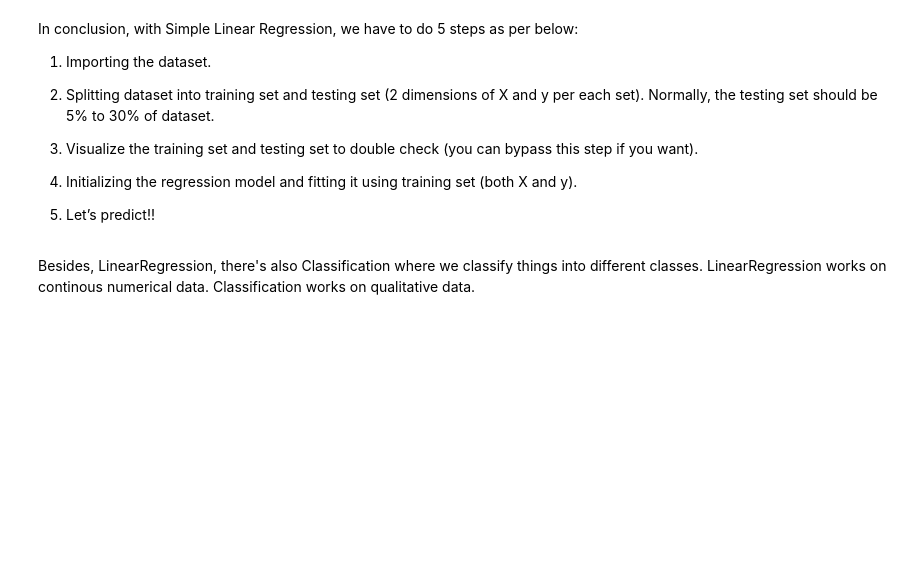
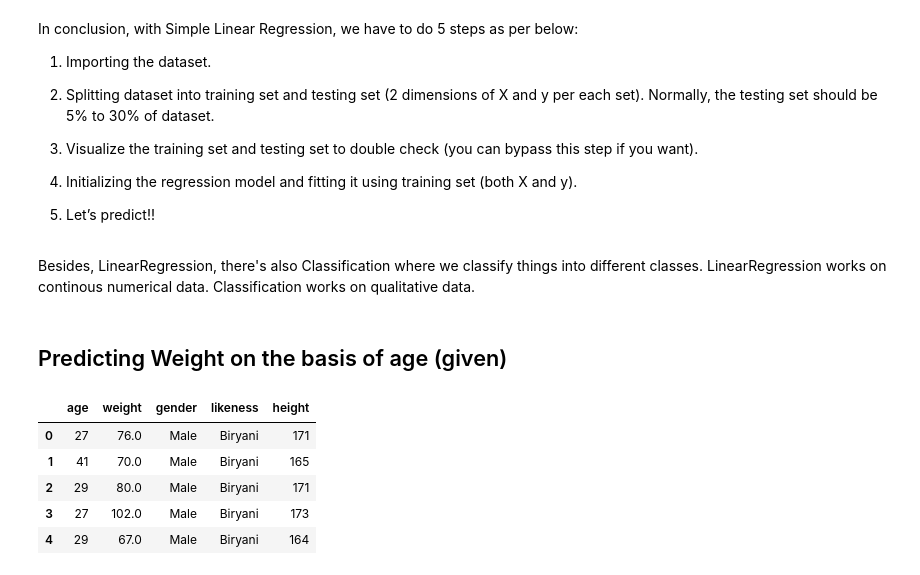
Before and after one commit to Hamza-Codes/https---github.com-Hamza-Codes-MyJupyterNotebooks, a Jupyter notebook: machine_learning_crashcourse.ipynb, the cells around one changed output. Drawn from its saved outputs; the diff is of its cells as text; code cells hidden in the pictures; blank space fills up the shorter version.

```diff
--- a/machine_learning_crashcourse.ipynb
+++ b/machine_learning_crashcourse.ipynb
@@ -386,3 +386,5 @@ In conclusion, with Simple Linear Regression, we have to do 5 steps as per below
 5. Let’s predict!!
 # %% [markdown]
 Besides, LinearRegression, there's also Classification where we classify things into different classes. LinearRegression works on continous numerical data. Classification works on qualitative data.
+# %% [markdown]
+## Predicting Weight on the basis of age (given)
@@ -388,0 +401,9 @@ Besides, LinearRegression, there's also Classification where we classify things
+# %%
+dataset.head()
+# %% [output]
+|  | age | weight | gender | likeness | height |
+| 0 | 27 | 76.0 | Male | Biryani | 171 |
+| 1 | 41 | 70.0 | Male | Biryani | 165 |
+| 2 | 29 | 80.0 | Male | Biryani | 171 |
+| 3 | 27 | 102.0 | Male | Biryani | 173 |
+| 4 | 29 | 67.0 | Male | Biryani | 164 |
```
Also changed, not shown: parts of 4 cells of this notebook, 1 other file.
